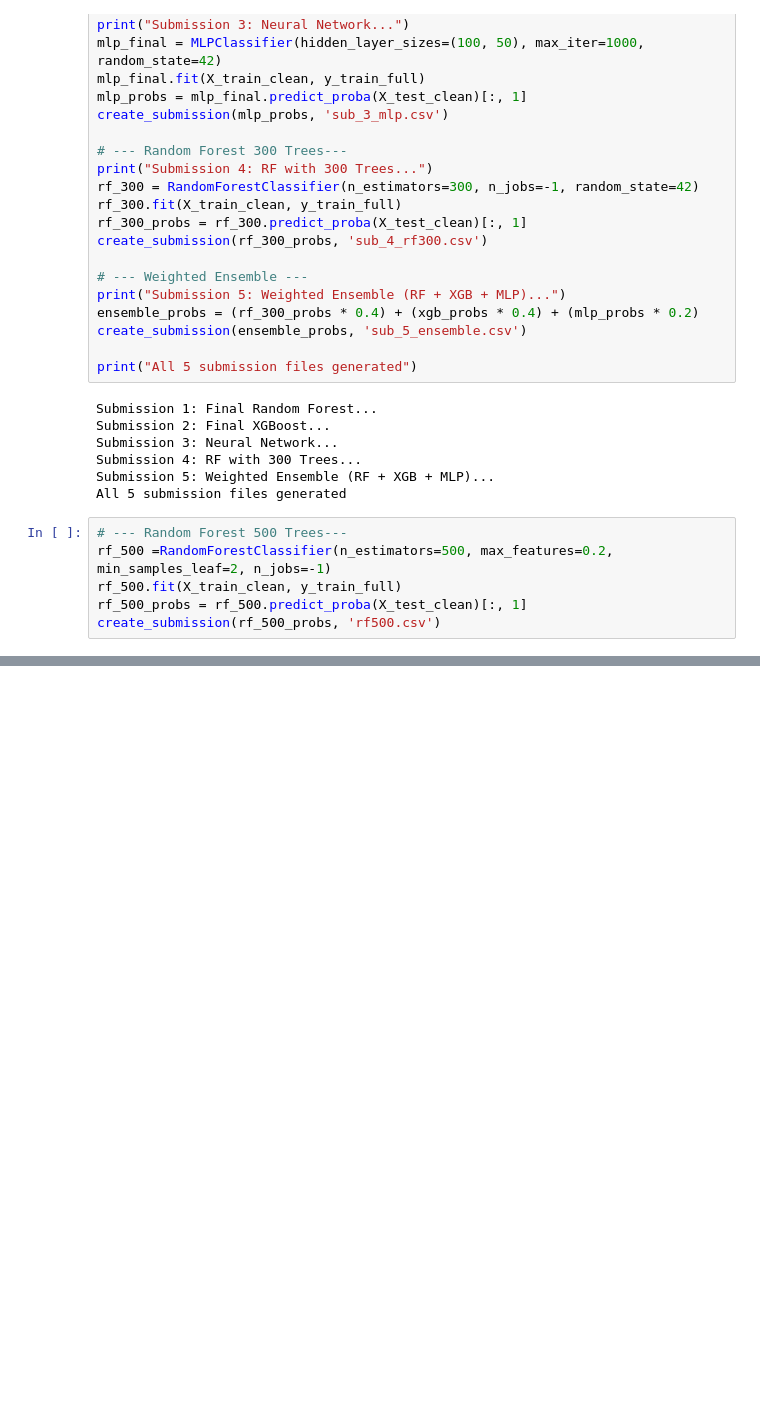
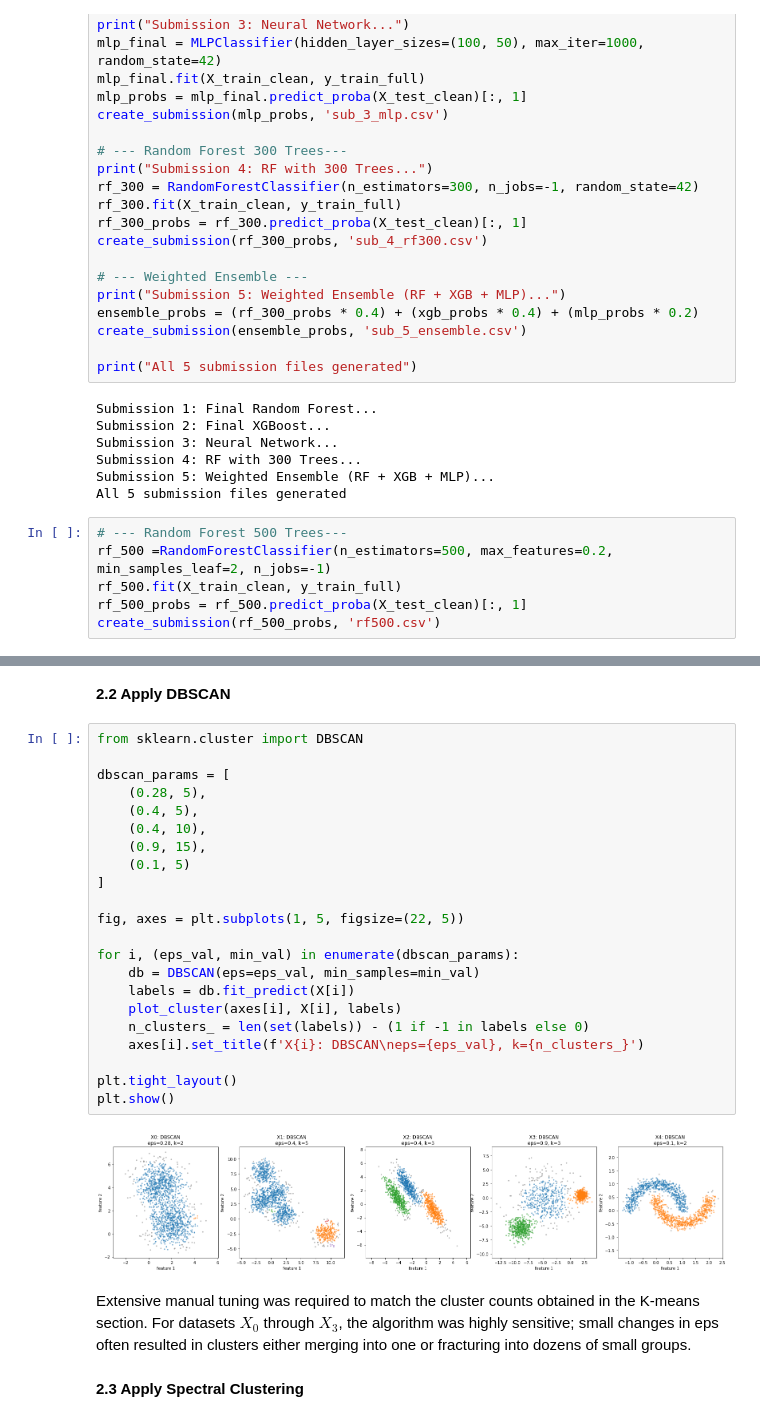
Before and after one commit to edwall201/Machine-Learning-26-Spring, a Jupyter notebook: assign5/assign5.ipynb, the cells around one changed output, grey strips where cells are left out. Saved outputs shown, nothing was run; the diff lists cells and outputs as text; blank space fills up the shorter version.

```diff
--- a/assign5/assign5.ipynb
+++ b/assign5/assign5.ipynb
@@ -385,0 +508,30 @@ create_submission(rf_500_probs, 'rf500.csv')
+# %% [markdown]
+**2.2 Apply DBSCAN**
+# %%
+from sklearn.cluster import DBSCAN
+
+dbscan_params = [
+    (0.28, 5),
+    (0.4, 5),
+    (0.4, 10),
+    (0.9, 15),
+    (0.1, 5)
+]
+
+fig, axes = plt.subplots(1, 5, figsize=(22, 5))
+
+for i, (eps_val, min_val) in enumerate(dbscan_params):
+    db = DBSCAN(eps=eps_val, min_samples=min_val)
+    labels = db.fit_predict(X[i])
+    plot_cluster(axes[i], X[i], labels)
+    n_clusters_ = len(set(labels)) - (1 if -1 in labels else 0)
+    axes[i].set_title(f'X{i}: DBSCAN\neps={eps_val}, k={n_clusters_}')
+
+plt.tight_layout()
+plt.show()
+# %% [output]
+[figure, added]
+# %% [markdown]
+Extensive manual tuning was required to match the cluster counts obtained in the K-means section. For datasets $X_0$ through $X_3$, the algorithm was highly sensitive; small changes in eps often resulted in clusters either merging into one or fracturing into dozens of small groups.
+# %% [markdown]
+**2.3 Apply Spectral Clustering**
```
Also changed, not shown: parts of 11 cells of this notebook.
